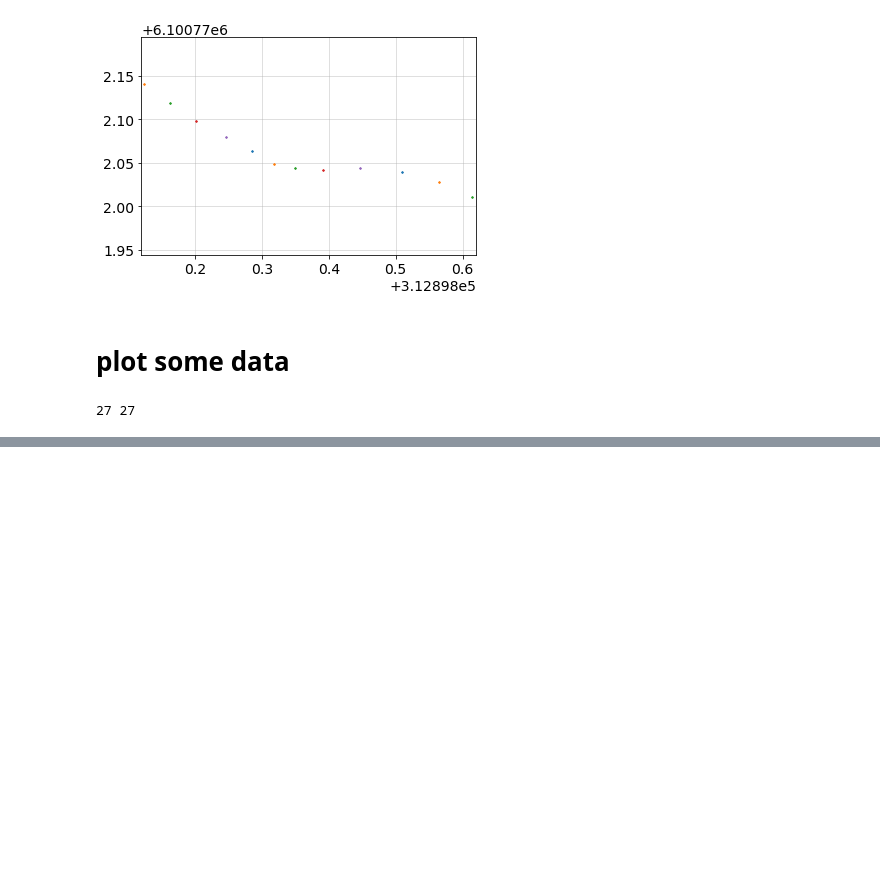
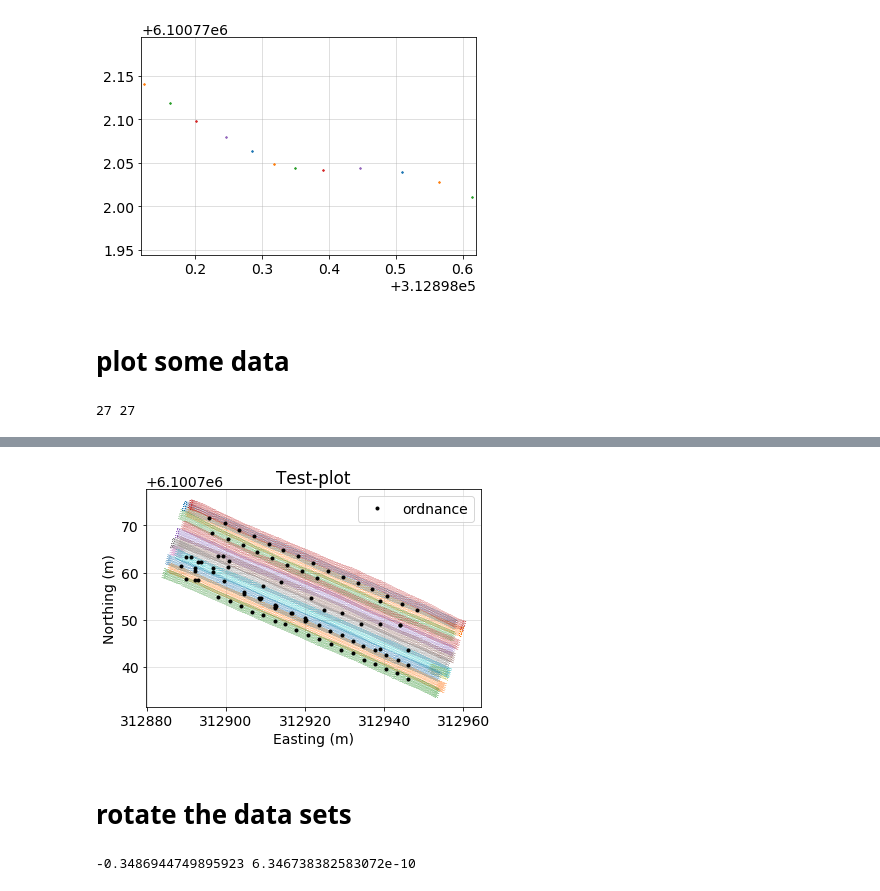
Before and after one commit to lheagy/uxo-notebooks, a Jupyter notebook: plotting_test_data.ipynb, the cells around one changed output, grey strips where cells are left out. Drawn from its saved outputs; the diff is of its cells as text; code cells hidden in the pictures; blank space fills up the shorter version.

```diff
--- a/plotting_test_data.ipynb
+++ b/plotting_test_data.ipynb
@@ -253,0 +322,17 @@ len(times)
+# %%
+fig, ax = plt.subplots(1, 1)
+
+for l in np.unique(xyz_data[linesi]):
+    inds = xyz_data[linesi] == l
+    ax.plot(xyz_data[easting, inds], xyz_data[northing, inds], '.', alpha=0.1, ms=0.1);
+
+ax.plot(groundtruth[["Easting"]], groundtruth[["Northing"]], 'k.', label="ordnance")
+ax.legend()
+ax.set_title("Test-plot")
+ax.set_xlabel("Easting (m)")
+ax.set_ylabel("Northing (m)")
+ax.grid("both", alpha=0.4)
+# %% [output]
+[figure, added]
+# %% [markdown]
+# rotate the data sets
@@ -253,0 +346,5 @@ len(times)
+# %%
+slope, intercept, _, _, _ = stats.linregress(local_easting, local_northing)
+print(slope, intercept)
+# %% [output]
+-0.3486944749895923 6.346738382583072e-10
```
Also changed, not shown: parts of 24 cells of this notebook, 3 other files.
